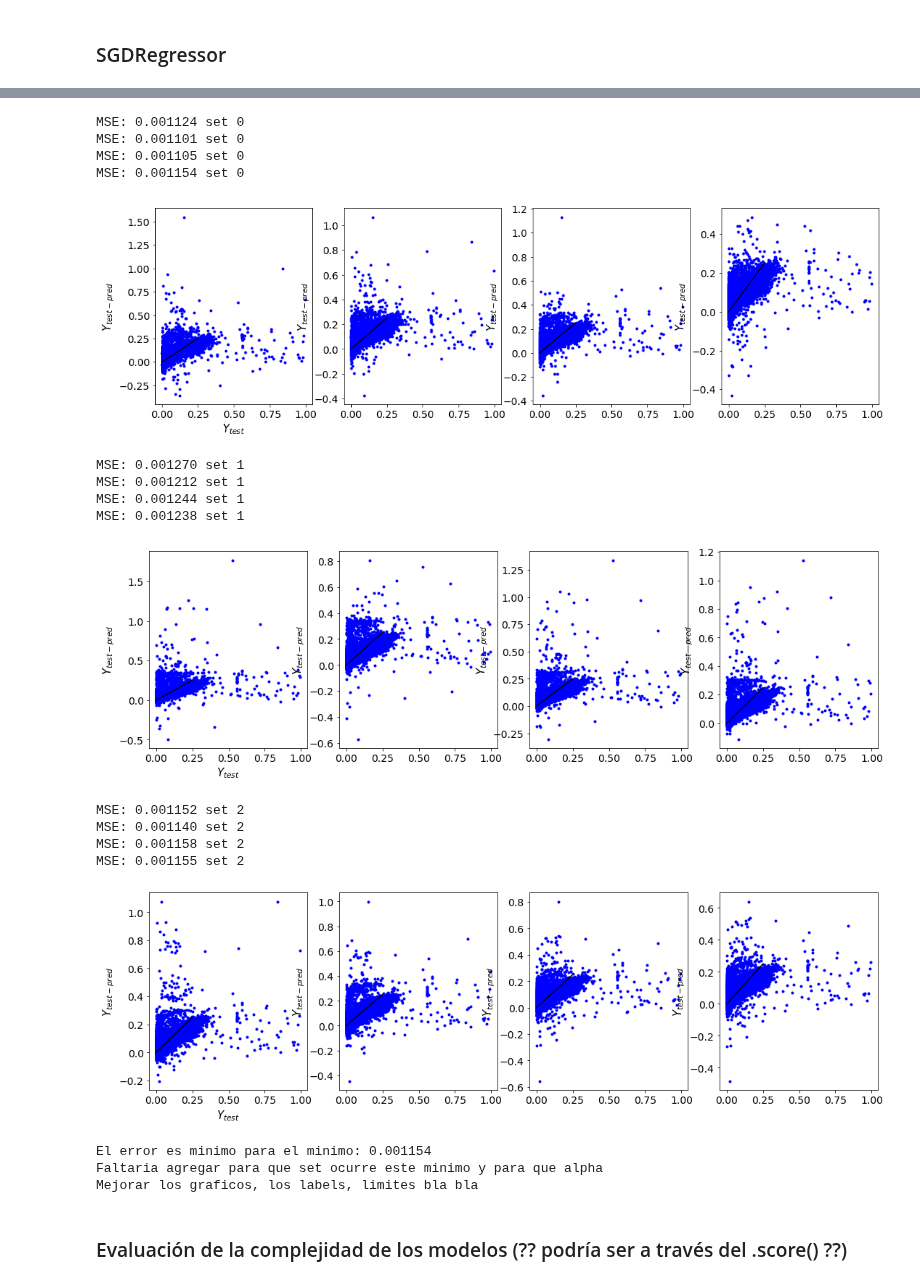
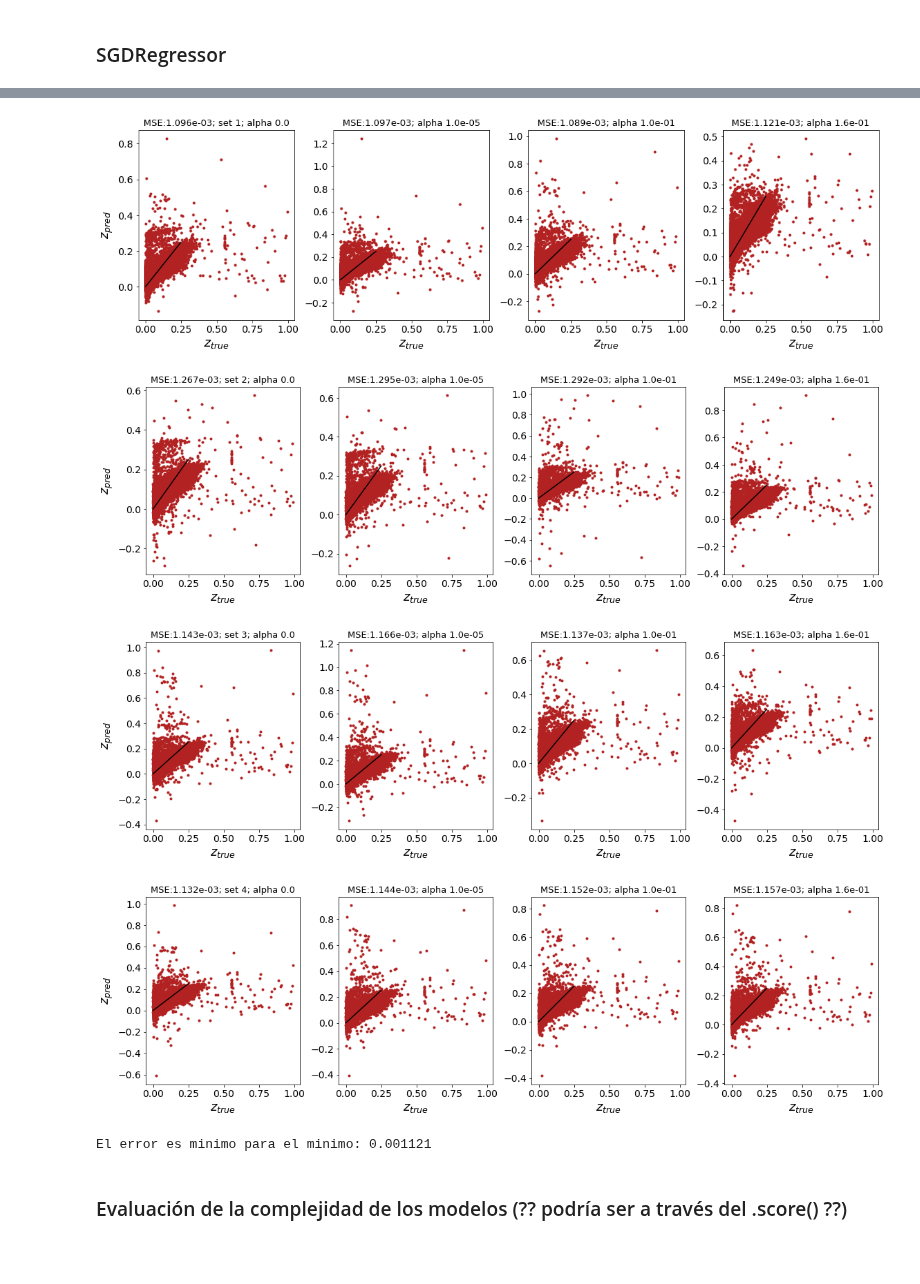
Before and after one commit to leoborgnino/mentoria-astro-datos, a Jupyter notebook: 3_Intro_Aprendizaje-2.ipynb, the cells around one changed output, grey strips where cells are left out. Saved outputs shown, nothing was run; the diff lists cells and outputs as text; code cells hidden in the pictures; blank space fills up the shorter version.

```diff
--- a/3_Intro_Aprendizaje-2.ipynb
+++ b/3_Intro_Aprendizaje-2.ipynb
@@ -250,6 +258,6 @@ Se ven problemas de overfitting en el grado 3 y 4. Ridge Regression usa una regr
 <img src="images/CodeCogsEqn.gif">
 # %%
-selector =[filter_col, filter_colp, filter_col_sre]
+selector =[filter_col, filter_colp, filter_col_sre,filter_col07]
 min_selector_error = []
 min_selector_indx = []
 
@@ -265,7 +273,7 @@ for ind,j in enumerate(selector):
     X, y = data[j[1:]], data['z']
     X_train, X_test, y_train, y_test = train_test_split(X, y, train_size=0.8, random_state=0)
 
-    f, ax = plt.subplots(1, 4, figsize=(18, 5))
+    f, ax = plt.subplots(1, 4, figsize=(19, 5), gridspec_kw = {'wspace':0.25})
 
     for i in alphas:
 
@@ -280,60 +288,49 @@ for ind,j in enumerate(selector):
         sgd_reg.fit(X_train, y_train.ravel())
 
     # Predigo los valores de test
         y_train_pred = sgd_reg.predict(X_train)
 
     # Predigo los valores de train
         y_test_pred = sgd_reg.predict(X_test)
 
     # Error cuadratico medio entrenamiento
 #    train_error.append(mean_squared_error(y_train, y_train_pred))
 
     # Error cuadratico medio test
 #    print(y_test.shape,y_test_pred.shape )
         test_error.append(mean_squared_error(y_test, y_test_pred))
 
-        print("MSE: %f"%(test_error[0]),"set %i"%(ind))
+#        print("MSE: %f"%(test_error[0]),"set %i"%(ind))
 
 
     # Grafico error
-        ax[h].plot(y_test, y_test_pred, 'b.')
+        ax[h].plot(y_test, y_test_pred, marker='.', color="firebrick", linestyle='None')
         ax[h].plot([0,0.25], [0,0.25], 'k-')#, color="blue")
-        ax[h].set_ylabel(r'$Y_{test-pred}$', fontsize=15)
+        ax[h].set_xlabel(r'$z_{true}$', fontsize=18)
         ax[h].tick_params(labelsize=14)
-#        ax[h].title('MSE {}'.format(test_error[0]))
-#
 
         if h==0:
-            ax[h].set_xlabel(r'$Y_{test}$', fontsize=15)
+            ax[h].set_ylabel(r'$z_{pred}$', fontsize=18)
+            ax[h].set_title("MSE:%.3e"%(test_error[0])+"; set %i"%(ind+1)+"; alpha %.1f"%(alphas[h]), fontsize=13)
+
+        else:
+            ax[h].set_title("MSE:%.3e"%(test_error[0])+"; alpha %.1e"%(alphas[h]), fontsize=13)
+#            ax[h].set_title("MSE:"+str(np.around(test_error[0],5))+"; alpha %.1e"%(alphas[h]), fontsize=13)
+
 
         h=h+1
-#        print(h, alphas[h])
     plt.show()
+
     min_selector_error.append(min(test_error))
     min_selector_indx.append(test_error.index(min(test_error)))
 
 print("El error es minimo para el minimo: %f"%(min(min_selector_error)))#,"Correspondiente al set: %f"%(min(min_selector_error)) )
-print("Faltaria agregar para que set ocurre este minimo y para que alpha")
-print("Mejorar los graficos, los labels, limites bla bla")
 # %% [output]
+[figure, new version]
+[figure, new version]
+[figure, new version]
+[figure, added]
-MSE: 0.001124 set 0
-MSE: 0.001101 set 0
-MSE: 0.001105 set 0
-MSE: 0.001154 set 0
+El error es minimo para el minimo: 0.001121
-[figure, old version]
-MSE: 0.001270 set 1
-MSE: 0.001212 set 1
-MSE: 0.001244 set 1
-MSE: 0.001238 set 1
-[figure, old version]
-MSE: 0.001152 set 2
-MSE: 0.001140 set 2
-MSE: 0.001158 set 2
-MSE: 0.001155 set 2
-[figure, old version]
-El error es minimo para el minimo: 0.001154
-Faltaria agregar para que set ocurre este minimo y para que alpha
-Mejorar los graficos, los labels, limites bla bla
 # %% [markdown]
 ### Evaluación de la complejidad de los modelos (?? podría ser a través del .score() ??)
 # %% [markdown]
```
Also changed, not shown: parts of 7 cells of this notebook.
